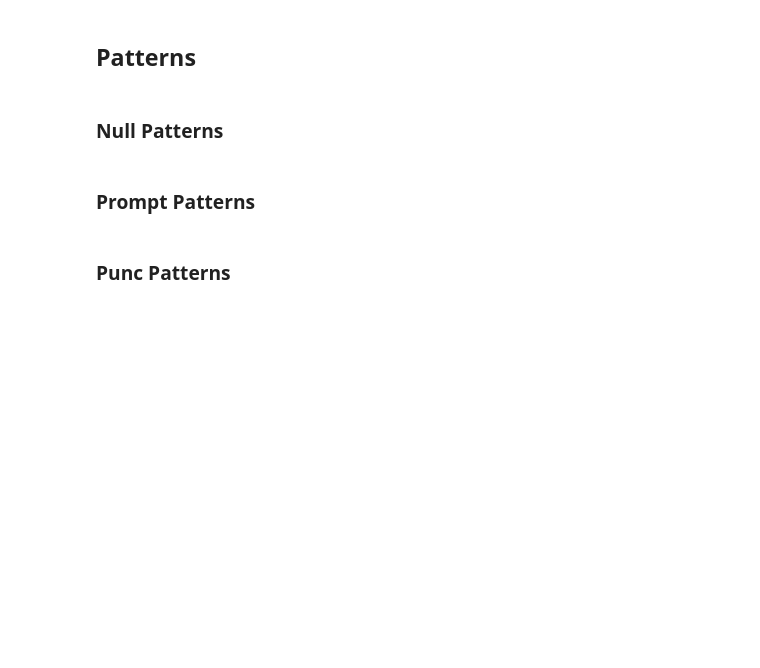
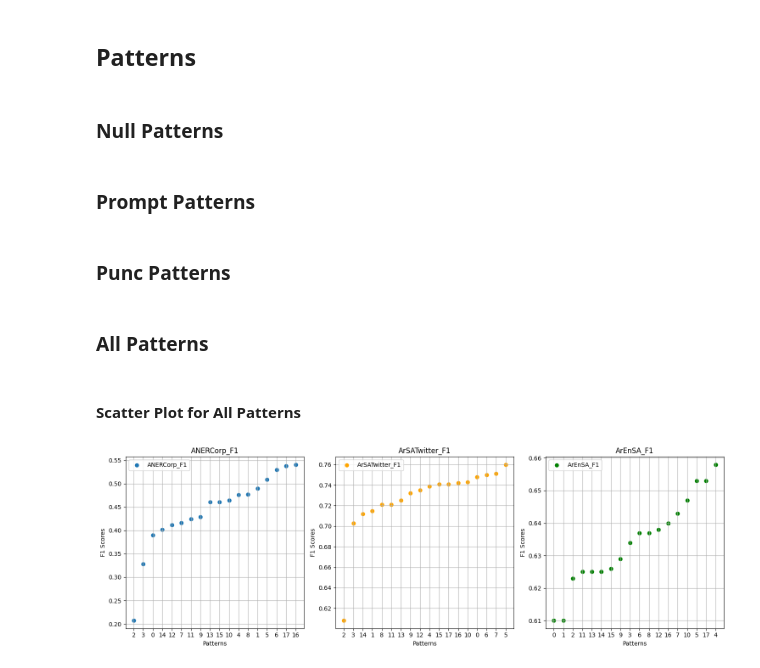
Before and after one commit to moeyad7/Thesis_Data, a Jupyter notebook: thesis-plots.ipynb, the cells around one changed output. Drawn from its saved outputs; the diff is of its cells as text; code cells hidden in the pictures; blank space fills up the shorter version.

```diff
--- a/thesis-plots.ipynb
+++ b/thesis-plots.ipynb
@@ -305,0 +352,4 @@ patterns = ['Punc1','Punc2']
+# %% [markdown]
+### All Patterns
+# %% [markdown]
+#### Scatter Plot for All Patterns
@@ -305,0 +368,64 @@ patterns = ['Punc1','Punc2']
+# %%
+import matplotlib.pyplot as plt
+
+ANERCorp_F1 = [0.39, 0.49, 0.207, 0.328, 0.476, 0.509, 0.53, 0.416, 0.477, 0.429, 0.464, 0.424, 0.412, 0.461, 0.402, 0.461, 0.541, 0.538]
+ArSATwitter_F1 = [0.748, 0.715, 0.608, 0.703, 0.739, 0.76, 0.75, 0.751, 0.721, 0.732, 0.743, 0.721, 0.735, 0.725, 0.712, 0.741, 0.742, 0.741]
+ArEnSA_F1 = [0.61, 0.61, 0.623, 0.634, 0.658, 0.653, 0.637, 0.643, 0.637, 0.629, 0.647, 0.625, 0.638, 0.625, 0.625, 0.626, 0.64, 0.653]
+
+patterns = [0, 1, 2, 3, 4, 5, 6, 7, 8, 9, 10, 11, 12, 13, 14, 15, 16, 17]
+
+
+ANERCorp_sorted_indices = list(zip(ANERCorp_F1, patterns))
+ArSATwitter_indices = list(zip(ArSATwitter_F1, patterns))
+ArEnSA_indices = list(zip(ArEnSA_F1, patterns))
+
+
+sorted_ANERCorp = sorted(ANERCorp_sorted_indices, key=lambda tup: tup[0])
+sorted_ArSATwitter = sorted(ArSATwitter_indices, key=lambda tup: tup[0])
+sorted_ArEnSA = sorted(ArEnSA_indices, key=lambda tup: tup[0])
+
+
+ANERCorp_F1_sorted, ANERCorp_patterns_sorted = zip(*sorted_ANERCorp)
+ArSATwitter_F1_sorted, ArSATwitter_patterns_sorted = zip(*sorted_ArSATwitter)
+ArEnSA_F1_sorted, ArEnSA__patterns_sorted = zip(*sorted_ArEnSA)
+
+# Create subplots for each dataset
+plt.figure(figsize=(15, 5))
+
+# Subplot for ANERCorp_F1
+plt.subplot(1, 3, 1)
+plt.scatter(range(len(ANERCorp_patterns_sorted)), ANERCorp_F1_sorted, label='ANERCorp_F1')
+plt.title('ANERCorp_F1')
+plt.xlabel('Patterns')
+plt.ylabel('F1 Scores')
+plt.xticks(range(len(ANERCorp_patterns_sorted)), ANERCorp_patterns_sorted)
+plt.legend()
+plt.grid(True)
+
+# Subplot for ArSATwitter_F1
+plt.subplot(1, 3, 2)
+plt.scatter(range(len(ArSATwitter_patterns_sorted)), ArSATwitter_F1_sorted, label='ArSATwitter_F1',c='orange')
+plt.title('ArSATwitter_F1')
+plt.xlabel('Patterns')
+plt.ylabel('F1 Scores')
+plt.xticks(range(len(ArSATwitter_patterns_sorted)), ArSATwitter_patterns_sorted)
+plt.legend()
+plt.grid(True)
+
+# Subplot for ArEnSA_F1
+plt.subplot(1, 3, 3)
+plt.scatter(range(len(ArEnSA__patterns_sorted)), ArEnSA_F1_sorted, label='ArEnSA_F1',c='green')
+plt.title('ArEnSA_F1')
+plt.xlabel('Patterns')
+plt.ylabel('F1 Scores')
+plt.xticks(range(len(ArEnSA__patterns_sorted)), ArEnSA__patterns_sorted)
+plt.legend()
+plt.grid(True)
+
+# Adjust layout to prevent overlapping
+plt.tight_layout()
+
+# Show the plots
+plt.show()
+# %% [output]
+[figure, added]
```
Also changed, not shown: parts of 10 cells of this notebook.
